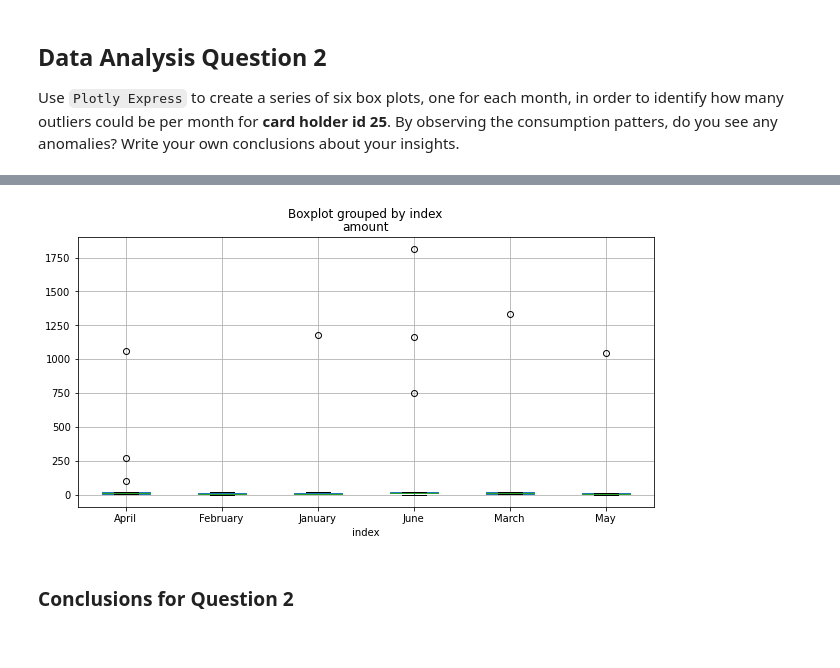
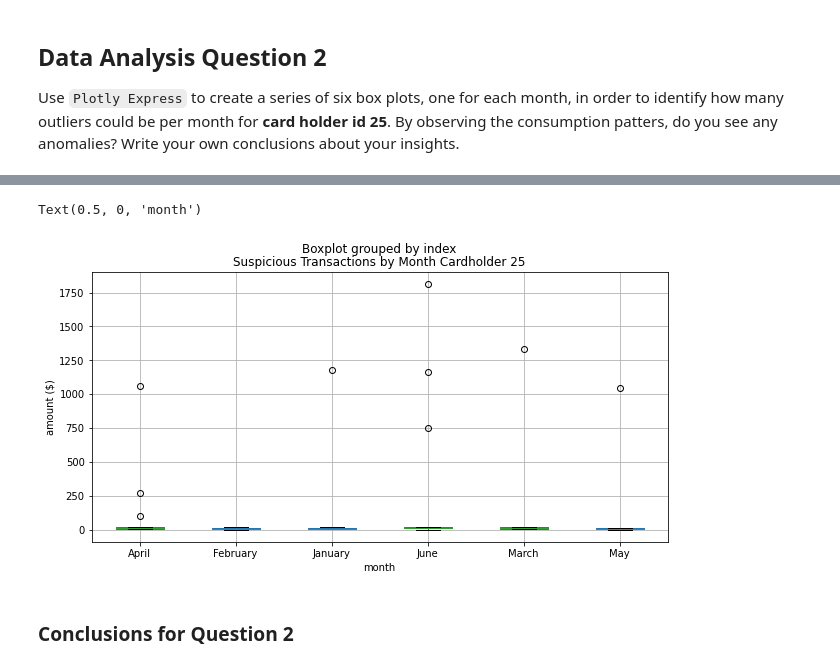
Before and after one commit to dbogatic/SQL-homework, a Jupyter notebook: visual_data_analysis.ipynb, the cells around one changed output, grey strips where cells are left out. Drawn from its saved outputs; the diff is of its cells as text; code cells hidden in the pictures.

Commit message:
added plot labels

```diff
--- a/visual_data_analysis.ipynb
+++ b/visual_data_analysis.ipynb
@@ -177,11 +176,15 @@ third_card_holder_suspicious_trans.head()
 # %%
 # creating the six box plots using plotly express
 
 third_card_holder_suspicious_trans_plot = third_card_holder_suspicious_trans.boxplot(column="amount", by="index", figsize=(10,5))
+plt.title("Suspicious Transactions by Month Cardholder 25")
+plt.ylabel("amount ($)")
+plt.xlabel("month")
 
-# need to add title to the plot and sort months
+# need to find a way t0 sort months
 # %% [output]
+Text(0.5, 0, 'month')
-[figure, old version]
+[figure, new version]
 # %% [markdown]
    ### Conclusions for Question 2
 # %%
```
Also changed, not shown: parts of 2 cells of this notebook.
